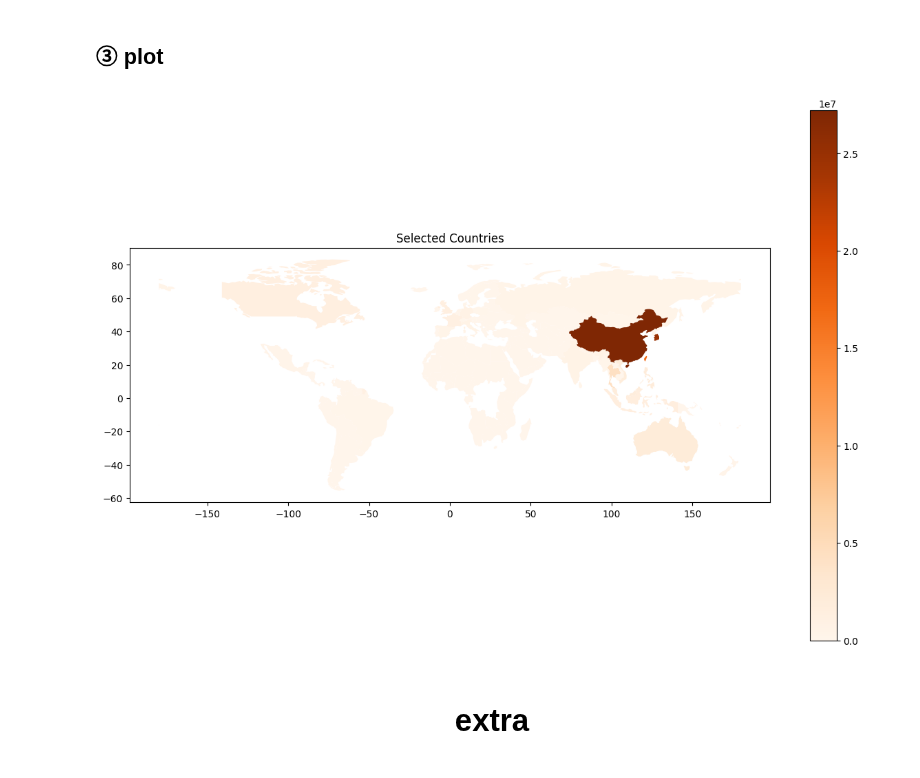
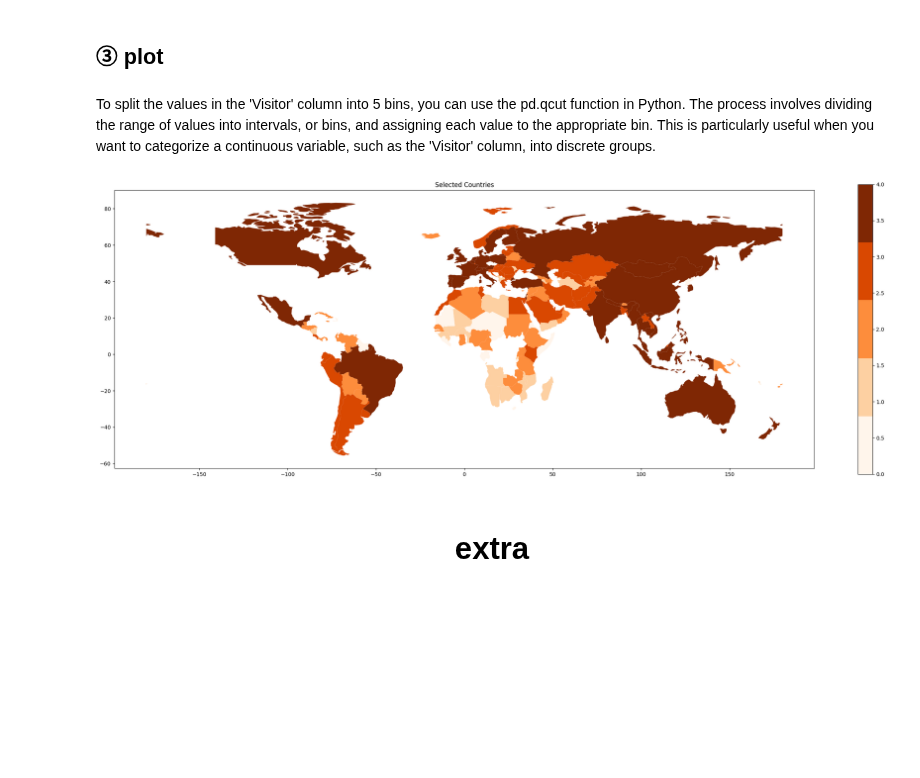
Before and after one commit to riicon72/kaggle, a Jupyter notebook: notebook_eda/eda-visitors-year-month.ipynb, the cells around one changed output. Saved outputs shown, nothing was run; the diff lists cells and outputs as text; code cells hidden in the pictures; blank space fills up the shorter version.

```diff
--- a/notebook_eda/eda-visitors-year-month.ipynb
+++ b/notebook_eda/eda-visitors-year-month.ipynb
@@ -158,12 +158,24 @@ world_to_plot_df
 203 rows × 8 columns
 # %% [markdown]
 ## ③ plot
-# %%
-world_to_plot_df.plot(column="Visitor", legend=True, cmap="Oranges",figsize=(15, 10))
-plt.title('Selected Countries')
-plt.show()
-# %% [output]
-[figure, removed]
+# %% [markdown]
+To split the values in the 'Visitor' column into 5 bins, you can use the pd.qcut function in Python. The process involves dividing the range of values into intervals, or bins, and assigning each value to the appropriate bin. This is particularly useful when you want to categorize a continuous variable, such as the 'Visitor' column, into discrete groups.
+# %%
+import matplotlib.pyplot as plt
+import pandas as pd
+
+# Sort in descending order
+world_to_plot_df_sorted = world_to_plot_df.sort_values(by='Visitor', ascending=False)
+# Split 'Visitor' column values into 5 bins
+world_to_plot_df_sorted['Visitor_Group'] = pd.qcut(world_to_plot_df_sorted['Visitor'], q=5, labels=False)
+# plot
+cmap = plt.cm.get_cmap('Oranges',5)
+world_to_plot_df_sorted.plot(column='Visitor_Group', legend=True, cmap=cmap,figsize=[30, 10])
+
+plt.title('Selected Countries')
+plt.show()
+# %% [output]
+[figure, added]
 # %% [markdown]
 <a id="1"></a>
 # <p style="background-image: url(https://i.postimg.cc/CL6cTnJM/publicdomainq-0032797.jpg);font-family:camtasia;font-size:120%;color:Black;text-align:center;border-radius:15px 50px; padding:7px"> extra </p>
```
Also changed, not shown: parts of 2 cells of this notebook.
